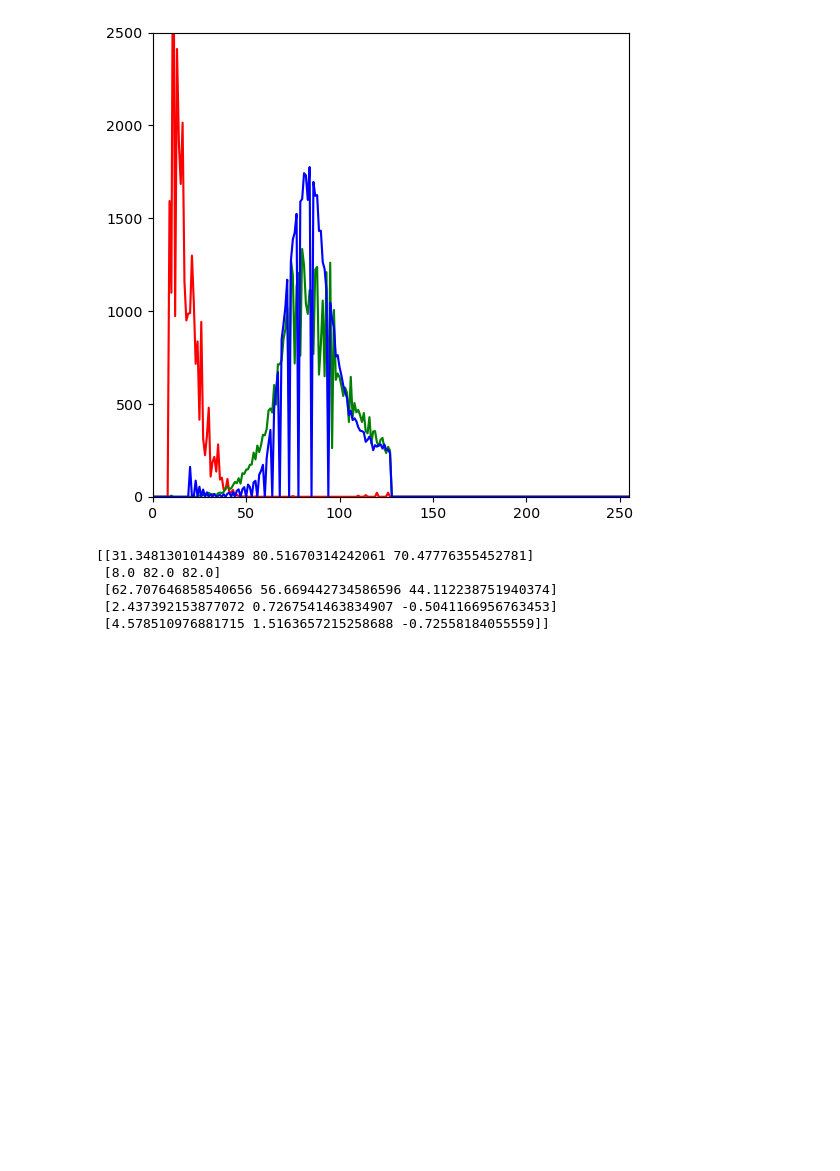
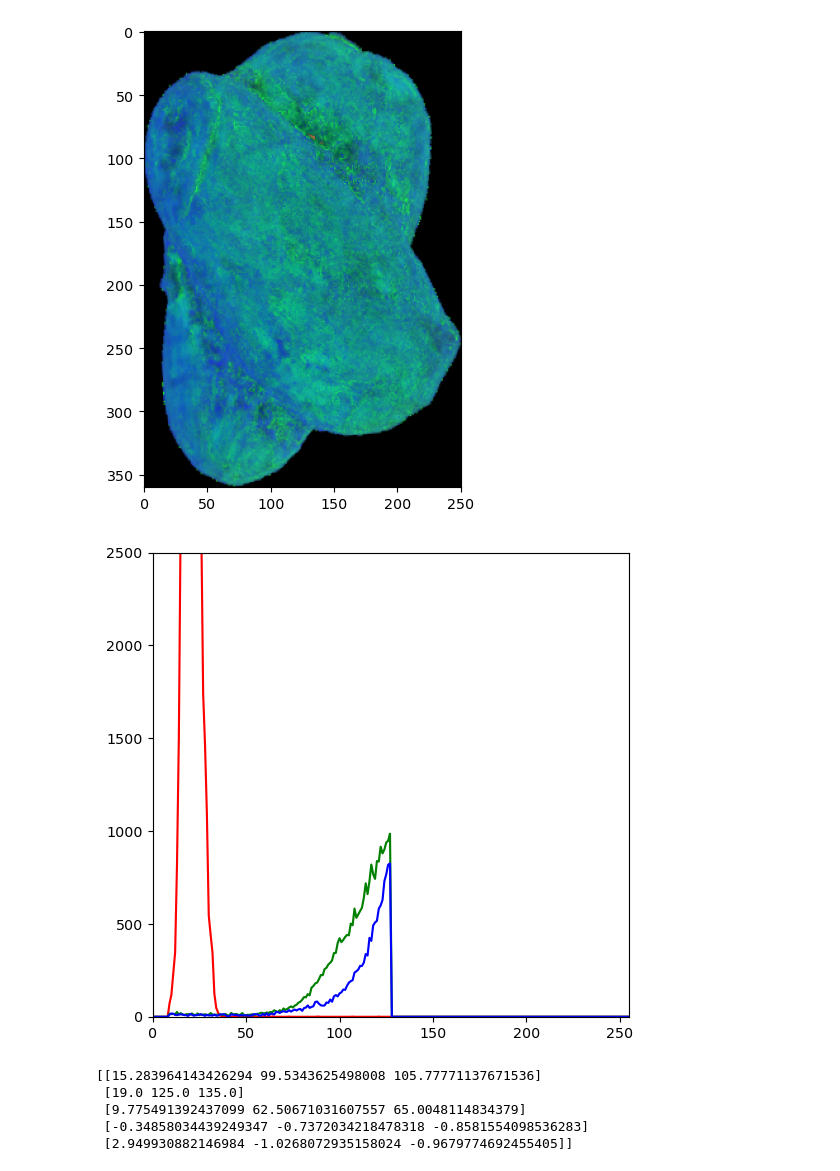
Before and after one commit to quanglochuynh/thesis2022, a Jupyter notebook: The_new_thesis_approach/feature.ipynb, the cells around one changed output. Saved outputs shown, nothing was run; the diff lists cells and outputs as text; code cells hidden in the pictures; blank space fills up the shorter version.

```diff
--- a/The_new_thesis_approach/feature.ipynb
+++ b/The_new_thesis_approach/feature.ipynb
@@ -96,21 +45,38 @@ plt.show()
+# %%
+# ct1 = contour_extractor(blur1)
+ct1, ct2 = hsv_contour_extract(image_hsv)
+
+
+for cnt in ct2:
+    perimeter = cv2.arcLength(cnt,True)
+    if perimeter>100:
+        # print(perimeter)
+        approximatedShape = cv2.approxPolyDP(cnt, 0.005 * perimeter, True)
+        cv2.drawContours(image_rgb_drawed, [approximatedShape], -1, (255, 255, 0), 1)
+
+plt.rcParams["figure.figsize"] = (4,8)
+plt.imshow(image_hsv)
+plt.show()
+# %% [output]
+[figure, added]
 # %%
 plt.rcParams["figure.figsize"] = (10,5)
 # plt.subplot(1,2,1)
-histogram = histogram_analysis(croped_img, plot=True)
+histogram = histogram_analysis(image_hsv, plot=True)
 # plt.subplot(1,2,2)
 # histogram2 = histogram_analysis(croped_img2, plot=True)
 # %% [output]
-[figure, old version]
+[figure, new version]
 # %%
-a=statistic_extractor(croped_img)
+a=statistic_analysis(image_hsv)
 # b=statistic_extractor(croped_img2)
 print(a)
 # print(b)
 # %% [output]
-[[31.34813010144389 80.51670314242061 70.47776355452781]
- [8.0 82.0 82.0]
- [62.707646858540656 56.669442734586596 44.112238751940374]
- [2.437392153877072 0.7267541463834907 -0.5041166956763453]
- [4.578510976881715 1.5163657215258688 -0.72558184055559]]
+[[15.283964143426294 99.5343625498008 105.77771137671536]
+ [19.0 125.0 135.0]
+ [9.775491392437099 62.50671031607557 65.0048114834379]
+ [-0.34858034439249347 -0.7372034218478318 -0.8581554098536283]
+ [2.949930882146984 -1.0268072935158024 -0.9679774692455405]]
 # %%
 plt.rcParams["figure.figsize"] = (12,24)
```
Also changed, not shown: parts of 5 cells of this notebook, 5 other files.
